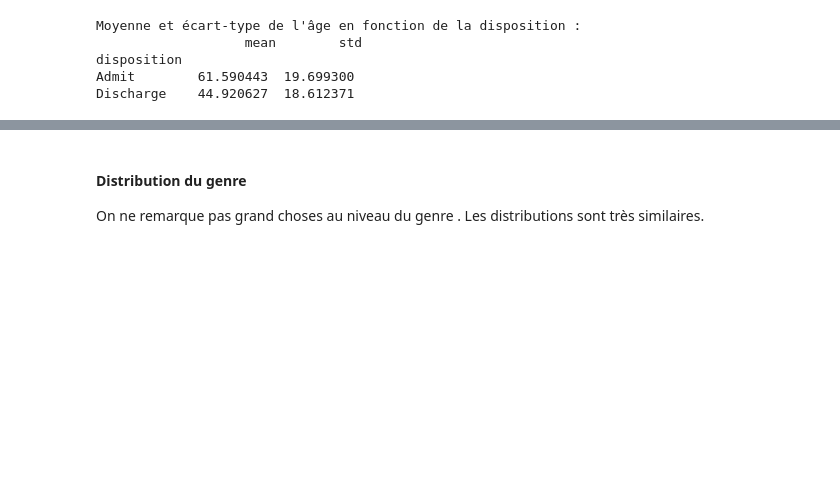
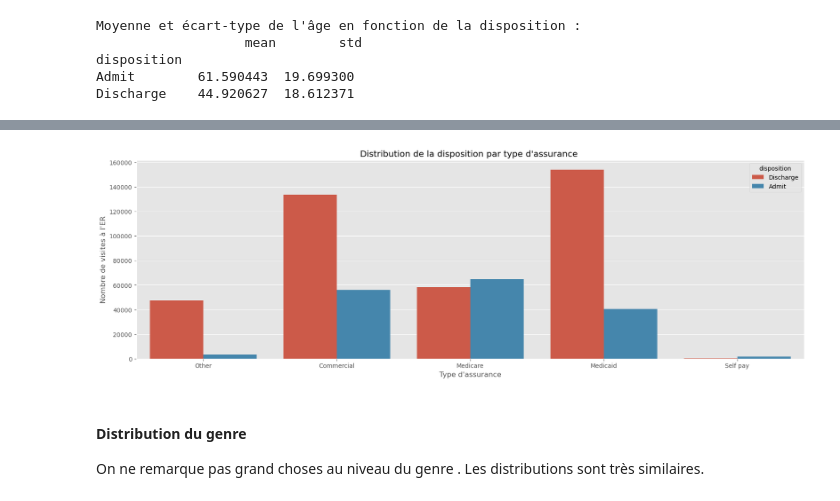
Before and after one commit to Mawbhe/Predicting-hospital-admission, a Jupyter notebook: main.ipynb, the cells around one changed output, grey strips where cells are left out. Cells and saved outputs as stored; diff of their text form; code cells hidden in the pictures; blank space fills up the shorter version.

```diff
--- a/main.ipynb
+++ b/main.ipynb
@@ -247,3 +284,12 @@ Discharge    44.920627  18.612371
+# %%
+plt.figure(figsize=(20, 6))
+sns.countplot(x='insurance_status', hue='disposition', data=demo)
+plt.title('Distribution de la disposition par type d\'assurance ')
+plt.xlabel('Type d\'assurance')
+plt.ylabel('Nombre de visites à l\'ER')
+plt.show()
+# %% [output]
+[figure, added]
 # %% [markdown]
 #### Distribution du genre
 
```
Also changed, not shown: parts of 36 cells of this notebook.
